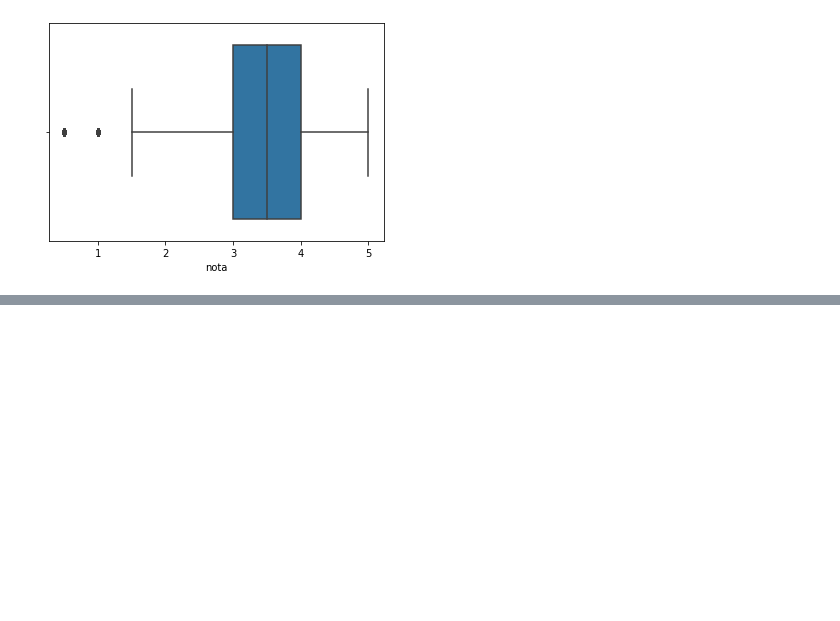
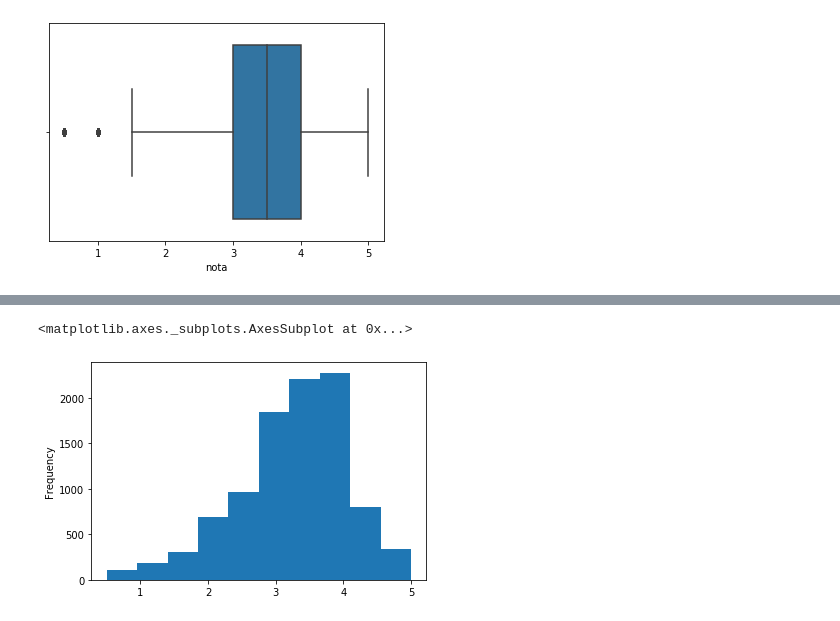
Before and after one commit to KaioViana/data-science-primeiros-passos, a Jupyter notebook: introdução_a_Data_Science.ipynb, the cells around one changed output, grey strips where cells are left out. Cells and saved outputs as stored; diff of their text form; code cells hidden in the pictures; blank space fills up the shorter version.

```diff
--- a/introdução_a_Data_Science.ipynb
+++ b/introdução_a_Data_Science.ipynb
@@ -103,0 +132,4 @@ sns.boxplot(notas.nota)
+# %%
+# agrupando pelo filmeId tirando a média
+medias_por_filme = notas.groupby('filmeId').mean()['nota']
+medias_por_filme.head(30)
@@ -103,0 +154,6 @@ sns.boxplot(notas.nota)
+# %%
+# plotando as notas médias
+medias_por_filme.plot(kind='hist')
+# %% [output]
+<matplotlib.axes._subplots.AxesSubplot at 0x...>
+[figure, added]
```
Also changed, not shown: parts of 38 cells of this notebook.
